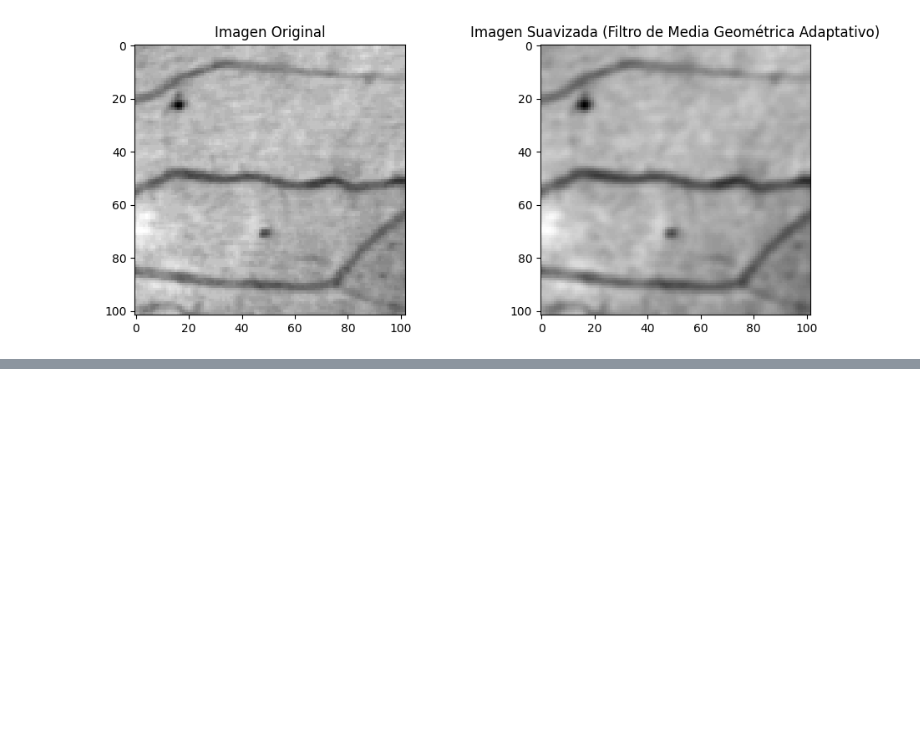
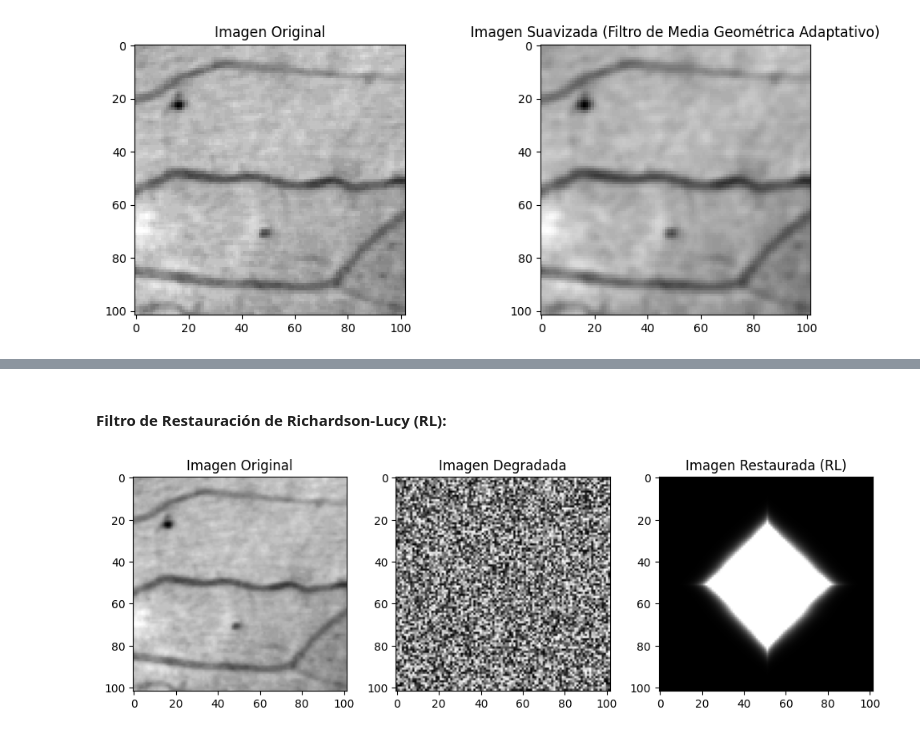
Before and after one commit to JuanZapa7a/Hello-world, a Jupyter notebook: Mejora_de_la_Imagen.ipynb, the cells around one changed output, grey strips where cells are left out. Drawn from its saved outputs; the diff is of its cells as text; code cells hidden in the pictures; blank space fills up the shorter version.

```diff
--- a/Mejora_de_la_Imagen.ipynb
+++ b/Mejora_de_la_Imagen.ipynb
@@ -513,0 +660,39 @@ plt.show()
+# %% [markdown]
+#### Filtro de Restauración de Richardson-Lucy (RL):
+# %%
+import matplotlib.pyplot as plt
+from scipy.signal import convolve2d
+from scipy.ndimage import gaussian_filter
+from scipy import misc
+from skimage import restoration
+
+# Cargar la imagen "microaneurysms" de scikit-image en escala de grises
+imagen = data.microaneurysms()
+
+# Simular un kernel de degradación (borrosidad)
+kernel = gaussian_filter(imagen, sigma=1)
+
+# Simular una imagen degradada (convolución de la imagen con el kernel)
+imagen_degradada = convolve2d(imagen, kernel, mode='same', boundary='wrap')
+
+# Aplicar el filtro de Richardson-Lucy para restaurar la imagen
+imagen_restaurada = restoration.richardson_lucy(imagen_degradada, kernel, iterations=30)
+
+# Mostrar las imágenes original, degradada y restaurada
+plt.figure(figsize=(10, 4))
+plt.subplot(131)
+plt.title("Imagen Original")
+plt.imshow(imagen, cmap='gray')
+
+plt.subplot(132)
+plt.title("Imagen Degradada")
+plt.imshow(imagen_degradada, cmap='gray')
+
+plt.subplot(133)
+plt.title("Imagen Restaurada (RL)")
+plt.imshow(imagen_restaurada, cmap='gray')
+
+plt.tight_layout()
+plt.show()
+# %% [output]
+[figure, added]
```
Also changed, not shown: parts of 4 cells of this notebook.
